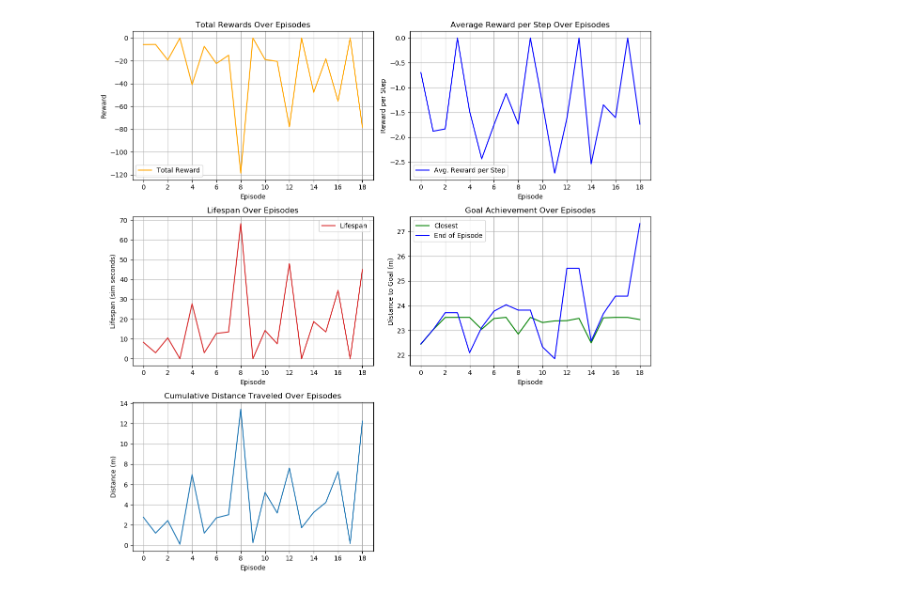
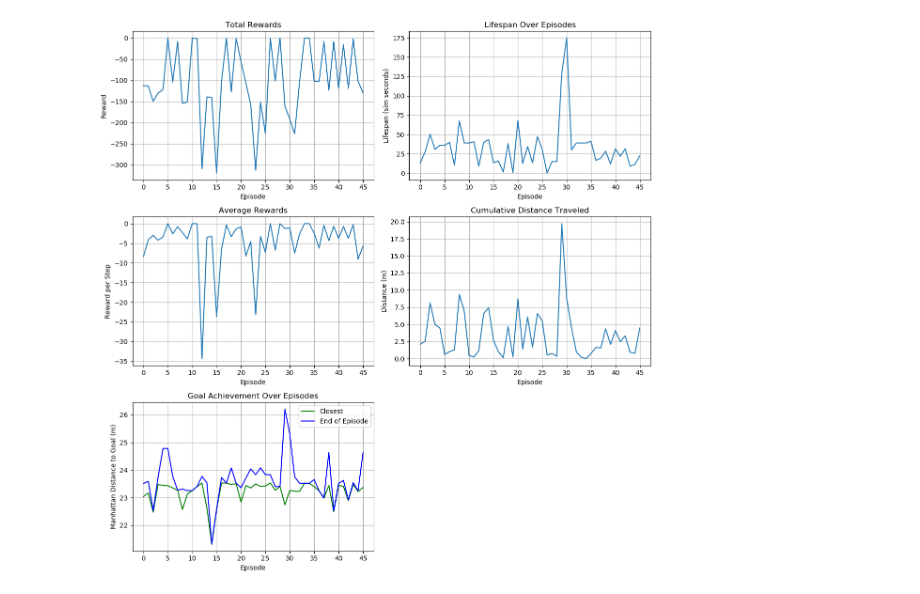
Before and after one commit to ryan-barry-99/grad-project, a Jupyter notebook: notspot_sim_py/src/reinforcement_learning/src/analysis.ipynb, the cells around one changed output. Drawn from its saved outputs; the diff is of its cells as text; code cells hidden in the pictures.

```diff
--- a/notspot_sim_py/src/reinforcement_learning/src/analysis.ipynb
+++ b/notspot_sim_py/src/reinforcement_learning/src/analysis.ipynb
@@ -16,7 +16,7 @@ def get_logs(run_path, folder_name):
 
     # Loop through each file in the directory
     for filename in sorted(os.listdir(directory_path), key=sort_key):
-        if filename.startswith('episode_') and filename.endswith('.txt'):
+        if filename.endswith('.txt'):
             # Construct the full file path
             file_path = os.path.join(directory_path, filename)
             # Open and read the file
@@ -29,7 +29,7 @@ def get_logs(run_path, folder_name):
 
 
 # Path to the directory containing the files
-run = '/media/ryan/DataPad/ros_ws/src/notspot_sim_py/src/reinforcement_learning/runs/2024_04_21_20_30_57'
+run = '/media/ryan/DataPad/ros_ws/src/notspot_sim_py/src/reinforcement_learning/runs/2024_04_22_13_49_25'
 
 rewards = [float(reward) for reward in get_logs(run, "rewards")]
 lifespans = [int(lifespan)*0.75 for lifespan in get_logs(run, "steps")]
@@ -38,58 +38,80 @@ ending_goal = [float(dist) for i, dist in enumerate(get_logs(run, "goal")) if i%
 distance = [float(dist) for dist in get_logs(run, "distance")]
 rewards_per_step = [reward / lifespan if lifespan > 0 else reward for reward, lifespan in zip(rewards, lifespans)]
 
-# Plot rewards over time
-episodes = [i for i, _ in enumerate(rewards)]
+policy_loss = [float(loss) for loss in get_logs(run+'/models/loss', "policy")]
+value_loss = [float(loss) for loss in get_logs(run+'/models/loss', "value")]
 
 
 # Create subplots
 fig, axs = plt.subplots(3, 2, figsize=(12, 12))
 
 for ax in axs.flatten():
     ax.xaxis.set_major_locator(ticker.MaxNLocator(integer=True))
     ax.grid(True)
 
 
 # Plot total rewards over episodes
-axs[0, 0].plot(episodes, rewards, linestyle='-', color='orange', label='Total Reward')
-axs[0, 0].set_title('Total Rewards Over Episodes')
+axs[0, 0].plot(rewards)
+axs[0, 0].set_title('Total Rewards')
 axs[0, 0].set_xlabel('Episode')
 axs[0, 0].set_ylabel('Reward')
-axs[0, 0].legend()
+# axs[0, 0].legend()
 
 # Plot average rewards per step over episodes
-axs[0, 1].plot(episodes, rewards_per_step, color='blue', label='Avg. Reward per Step')
-axs[0, 1].set_title('Average Reward per Step Over Episodes')
-axs[0, 1].set_xlabel('Episode')
-axs[0, 1].set_ylabel('Reward per Step')
-axs[0, 1].legend()
+axs[1, 0].plot( rewards_per_step)
+axs[1, 0].set_title('Average Rewards')
+axs[1, 0].set_xlabel('Episode')
+axs[1, 0].set_ylabel('Reward per Step')
+# axs[0, 1].legend()
 
 # Plot lifespan over episodes
-axs[1, 0].plot(lifespans, label='Lifespan', color='tab:red')
-axs[1, 0].set_xlabel('Episode')
-axs[1, 0].set_ylabel('Lifespan (sim seconds)')
-axs[1, 0].set_title('Lifespan Over Episodes')
-axs[1, 0].legend()
+axs[0, 1].plot(lifespans)
+axs[0, 1].set_xlabel('Episode')
+axs[0, 1].set_ylabel('Lifespan (sim seconds)')
+axs[0, 1].set_title('Lifespan Over Episodes')
+# axs[1, 0].legend()
 
 # Plot goal achievement over episodes
-axs[1, 1].plot(closest_goal, color='green', label='Closest')
-axs[1, 1].plot(ending_goal, color='blue', label='End of Episode')
-axs[1, 1].set_xlabel('Episode')
-axs[1, 1].set_ylabel('Distance to Goal (m)')
-axs[1, 1].set_title('Goal Achievement Over Episodes')
-axs[1, 1].legend()
+axs[2, 0].plot(closest_goal, color='green', label='Closest')
+axs[2, 0].plot(ending_goal, color='blue', label='End of Episode')
+axs[2, 0].set_xlabel('Episode')
+axs[2, 0].set_ylabel('Manhattan Distance to Goal (m)')
+axs[2, 0].set_title('Goal Achievement Over Episodes')
+axs[2, 0].legend()
 
 # Plot cumulative distance traveled over episodes
-axs[2, 0].plot(episodes, distance, label='Distance')
-axs[2, 0].set_title('Cumulative Distance Traveled Over Episodes')
-axs[2, 0].set_xlabel('Episode')
-axs[2, 0].set_ylabel('Distance (m)')
-axs[1, 1].legend()
+axs[1, 1].plot(distance, label='Distance')
+axs[1, 1].set_title('Cumulative Distance Traveled')
+axs[1, 1].set_xlabel('Episode')
+axs[1, 1].set_ylabel('Distance (m)')
+# axs[1, 1].legend()
 
 # Hide the empty subplot
 axs[2, 1].axis('off')
 
 plt.tight_layout()
 plt.show()
+
+# Create subplots
+fig, axs = plt.subplots(1, 2, figsize=(16, 4))
+
+for ax in axs.flatten():
+    ax.xaxis.set_major_locator(ticker.MaxNLocator(integer=True))
+    ax.grid(True)
+
+
+# Plot total rewards over episodes
+axs[0].plot(policy_loss)
+axs[0].set_title('Policy Clip Loss')
+axs[0].set_xlabel('Policy Update')
+axs[0].set_ylabel(r'L$^{CLIP}$($\theta$)')
+# axs[0].legend()
+
+# Plot average rewards per step over episodes
+axs[1].plot(value_loss)
+axs[1].set_title('Validation Loss')
+axs[1].set_xlabel('Policy Update')
+axs[1].set_ylabel('MSE Loss')
+# axs[1].legend()
 # %% [output]
-[figure, old version]
+[figure, new version]
```
Also changed, not shown: parts of 1 cell of this notebook, 7 other files.
